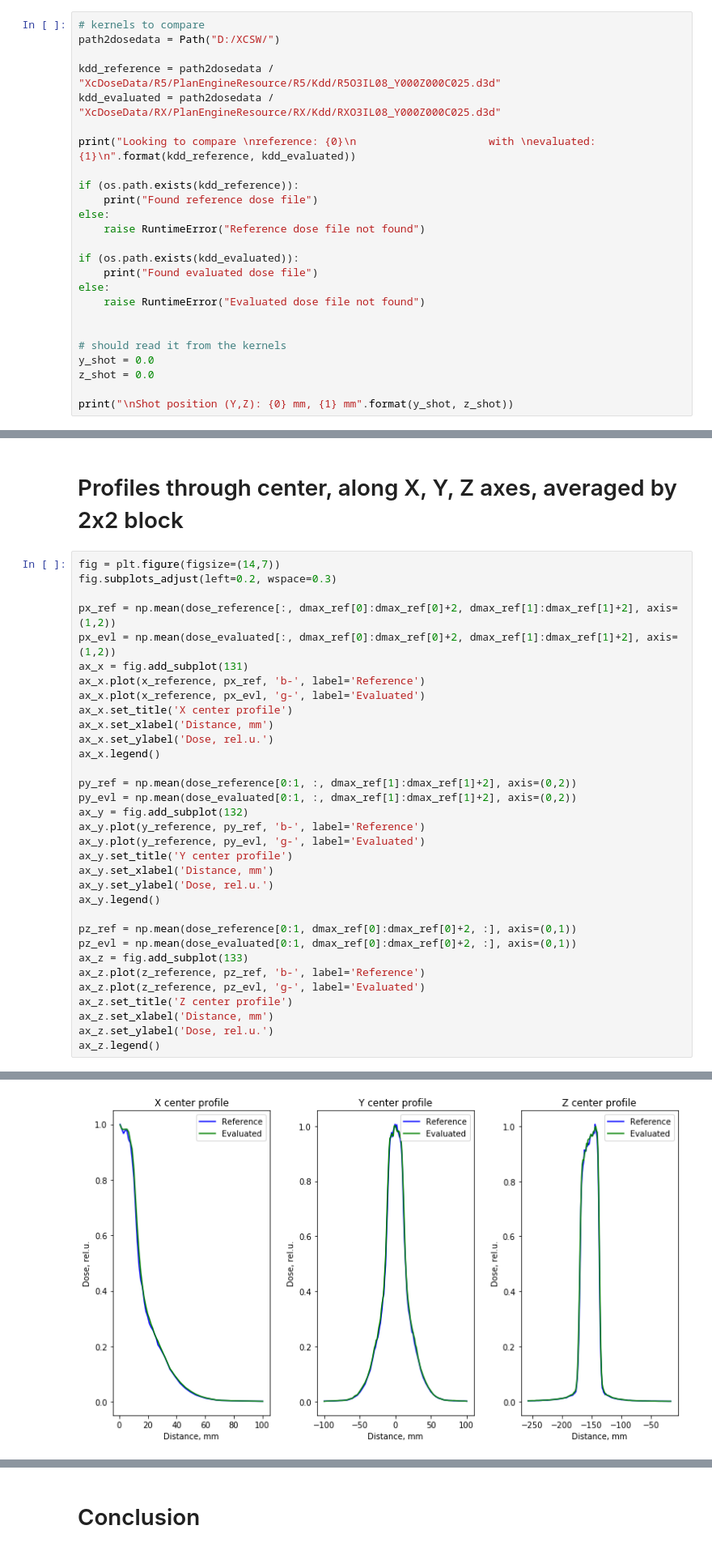
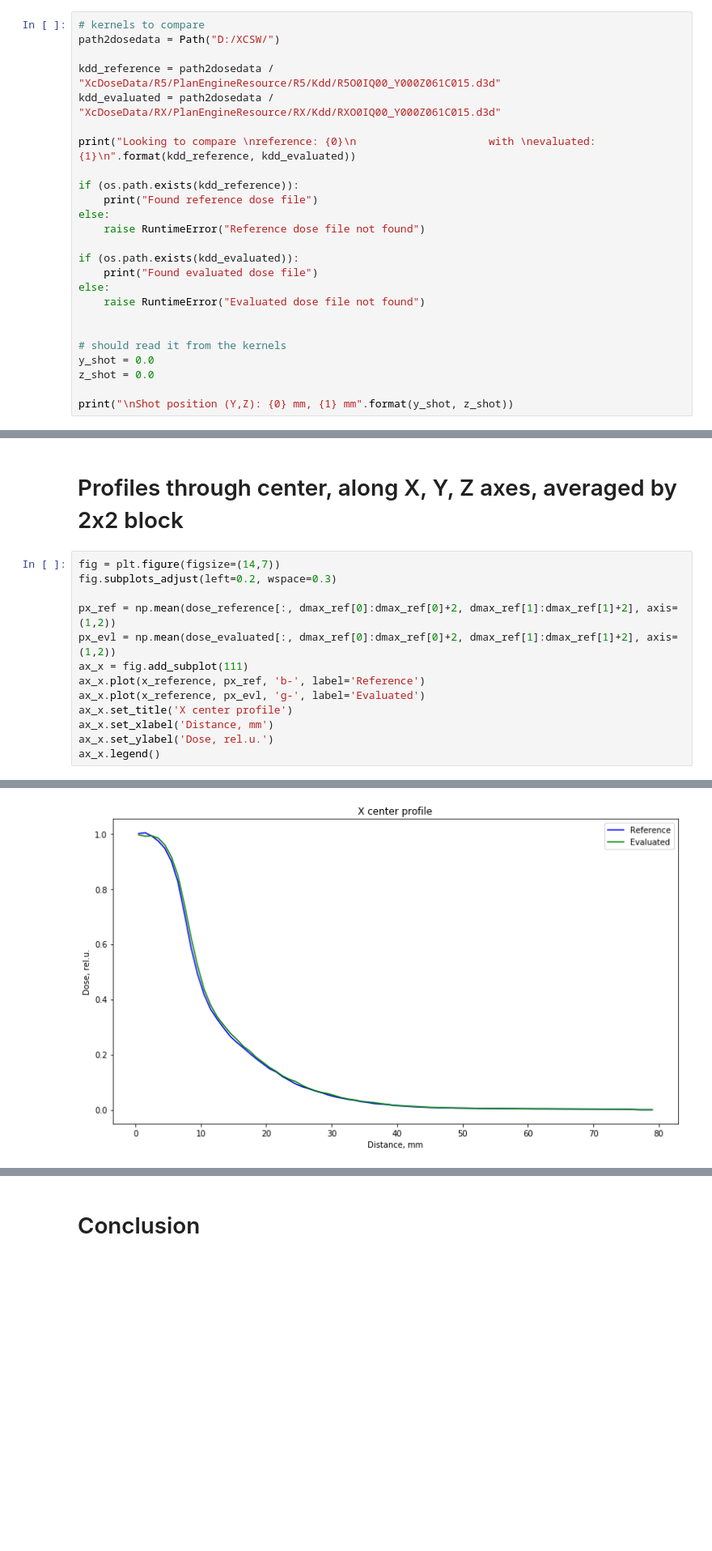
Before and after one commit to Iwan-Zotow/npgamma, a Jupyter notebook: KddComparisonProfiles.ipynb, the cells around one changed output, grey strips where cells are left out. Shown at 81% size. Cells and saved outputs as stored; diff of their text form; blank space fills up the shorter version.

```diff
--- a/KddComparisonProfiles.ipynb
+++ b/KddComparisonProfiles.ipynb
@@ -19,8 +19,8 @@ Selecting reference and evaluation kernels to compare. Reference is R5 machine k
 # kernels to compare
 path2dosedata = Path("D:/XCSW/")
 
-kdd_reference = path2dosedata / "XcDoseData/R5/PlanEngineResource/R5/Kdd/R5O3IL08_Y000Z000C025.d3d"
-kdd_evaluated = path2dosedata / "XcDoseData/RX/PlanEngineResource/RX/Kdd/RXO3IL08_Y000Z000C025.d3d"
+kdd_reference = path2dosedata / "XcDoseData/R5/PlanEngineResource/R5/Kdd/R5O0IQ00_Y000Z061C015.d3d"
+kdd_evaluated = path2dosedata / "XcDoseData/RX/PlanEngineResource/RX/Kdd/RXO0IQ00_Y000Z061C015.d3d"
 
 print("Looking to compare \nreference: {0}\n                     with \nevaluated: {1}\n".format(kdd_reference, kdd_evaluated))
 
@@ -403,36 +403,16 @@ Conclusion: while there are visile differences on the 2D dose distributions, the
 # %%
 fig = plt.figure(figsize=(14,7))
 fig.subplots_adjust(left=0.2, wspace=0.3)
 
 px_ref = np.mean(dose_reference[:, dmax_ref[0]:dmax_ref[0]+2, dmax_ref[1]:dmax_ref[1]+2], axis=(1,2))
 px_evl = np.mean(dose_evaluated[:, dmax_ref[0]:dmax_ref[0]+2, dmax_ref[1]:dmax_ref[1]+2], axis=(1,2))
-ax_x = fig.add_subplot(131)
+ax_x = fig.add_subplot(111)
 ax_x.plot(x_reference, px_ref, 'b-', label='Reference')
 ax_x.plot(x_reference, px_evl, 'g-', label='Evaluated')
 ax_x.set_title('X center profile')
 ax_x.set_xlabel('Distance, mm')
 ax_x.set_ylabel('Dose, rel.u.')
 ax_x.legend()
-
-py_ref = np.mean(dose_reference[0:1, :, dmax_ref[1]:dmax_ref[1]+2], axis=(0,2))
-py_evl = np.mean(dose_evaluated[0:1, :, dmax_ref[1]:dmax_ref[1]+2], axis=(0,2))
-ax_y = fig.add_subplot(132)
-ax_y.plot(y_reference, py_ref, 'b-', label='Reference')
-ax_y.plot(y_reference, py_evl, 'g-', label='Evaluated')
-ax_y.set_title('Y center profile')
-ax_y.set_xlabel('Distance, mm')
-ax_y.set_ylabel('Dose, rel.u.')
-ax_y.legend()
-
-pz_ref = np.mean(dose_reference[0:1, dmax_ref[0]:dmax_ref[0]+2, :], axis=(0,1))
-pz_evl = np.mean(dose_evaluated[0:1, dmax_ref[0]:dmax_ref[0]+2, :], axis=(0,1))
-ax_z = fig.add_subplot(133)
-ax_z.plot(z_reference, pz_ref, 'b-', label='Reference')
-ax_z.plot(z_reference, pz_evl, 'g-', label='Evaluated')
-ax_z.set_title('Z center profile')
-ax_z.set_xlabel('Distance, mm')
-ax_z.set_ylabel('Dose, rel.u.')
-ax_z.legend()
 # %% [output]
 <matplotlib.legend.Legend at 0x...>
-[figure, old version]
+[figure, new version]
```
Also changed, not shown: parts of 14 cells of this notebook, 1 other file.
